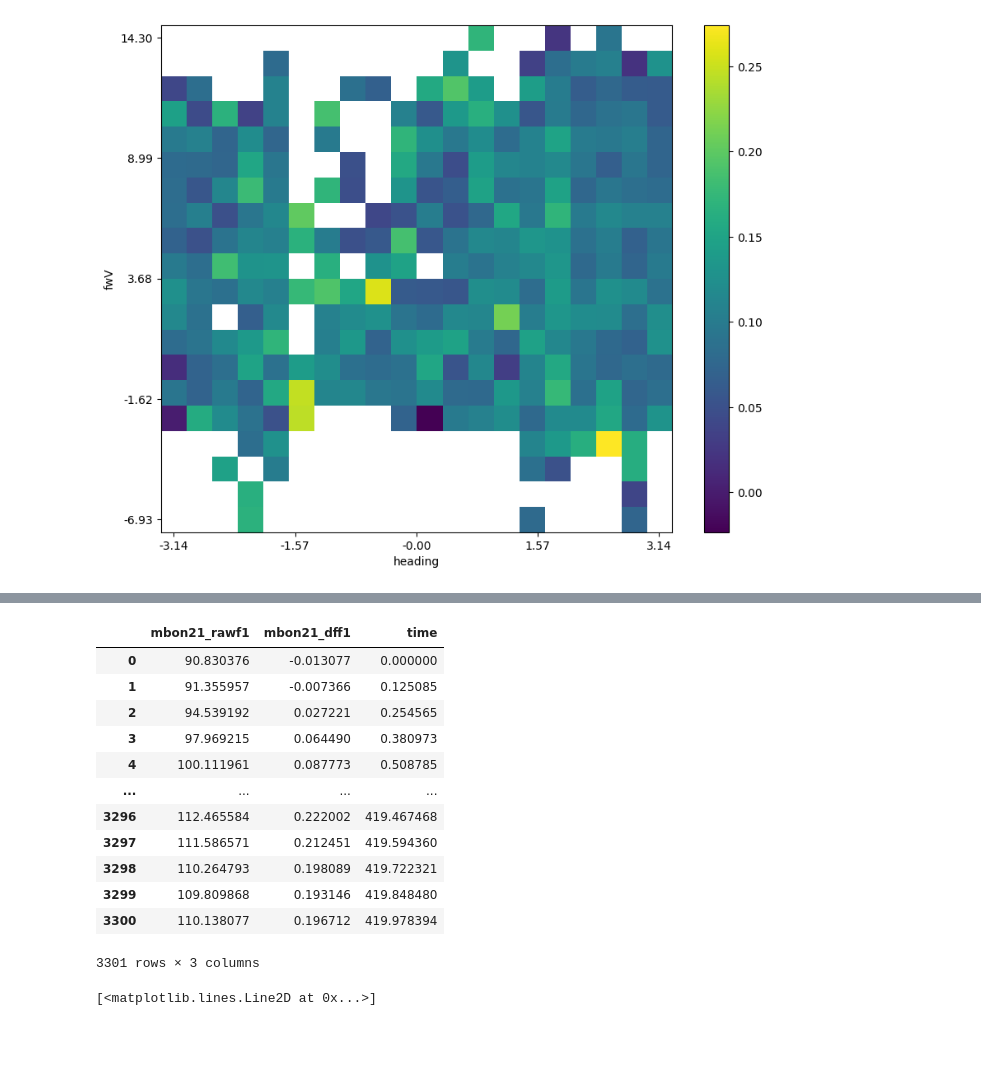
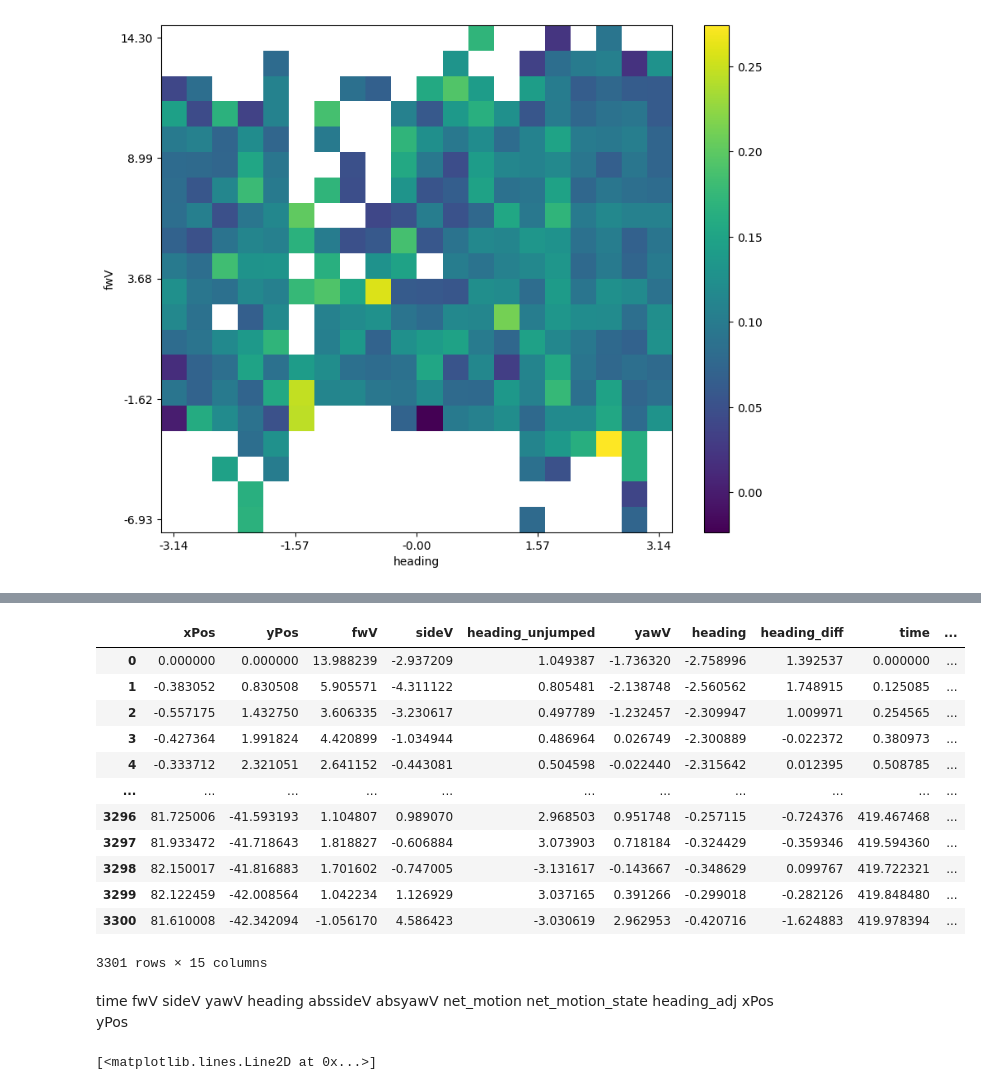
Before and after one commit to jingxuanf0214/thesis-2p-behavior-align, a Jupyter notebook: Exploratory analysis.ipynb, the cells around one changed output, grey strips where cells are left out. Drawn from its saved outputs; the diff is of its cells as text; code cells hidden in the pictures; blank space fills up the shorter version.

```diff
--- a/Exploratory analysis.ipynb
+++ b/Exploratory analysis.ipynb
@@ -458,22 +140,27 @@ roi_names, hdeltab_index, epg_index, fr1_index, hdeltab_sequence, epg_sequence,
 dff_all_rois, dff_time = imaging_behavior_functions.load_dff_raw(is_mat73, dff_raw)
 neural_df = imaging_behavior_functions.make_df_neural(dff_all_rois, dff_time, roi_names, hdeltab_index, epg_index, fr1_index, hdeltab_sequence, epg_sequence, fr1_sequence)
 behav_df, neural_df_new = imaging_behavior_functions.load_matfile_to_df(example_path_data, trial_num)
+behav_df = imaging_behavior_functions.rename_dataframe(behav_df)
+behav_df = imaging_behavior_functions.detect_jumps_unwrapped(behav_df, 'heading', 'time', jump_threshold=np.pi/4, min_time_between_jumps=30)
+behav_df = imaging_behavior_functions.make_df_behavior_new(behav_df)
 # %%
-neural_df_new
+behav_df
 # %% [output]
-|  | mbon21_rawf1 | mbon21_dff1 | time |
-| 0 | 90.830376 | -0.013077 | 0.000000 |
-| 1 | 91.355957 | -0.007366 | 0.125085 |
-| 2 | 94.539192 | 0.027221 | 0.254565 |
-| 3 | 97.969215 | 0.064490 | 0.380973 |
-| 4 | 100.111961 | 0.087773 | 0.508785 |
-| ... | ... | ... | ... |
-| 3296 | 112.465584 | 0.222002 | 419.467468 |
-| 3297 | 111.586571 | 0.212451 | 419.594360 |
-| 3298 | 110.264793 | 0.198089 | 419.722321 |
-| 3299 | 109.809868 | 0.193146 | 419.848480 |
-| 3300 | 110.138077 | 0.196712 | 419.978394 |
+|  | xPos | yPos | fwV | sideV | heading_unjumped | yawV | heading | heading_diff | time | ... |
+| 0 | 0.000000 | 0.000000 | 13.988239 | -2.937209 | 1.049387 | -1.736320 | -2.758996 | 1.392537 | 0.000000 | ... |
+| 1 | -0.383052 | 0.830508 | 5.905571 | -4.311122 | 0.805481 | -2.138748 | -2.560562 | 1.748915 | 0.125085 | ... |
+| 2 | -0.557175 | 1.432750 | 3.606335 | -3.230617 | 0.497789 | -1.232457 | -2.309947 | 1.009971 | 0.254565 | ... |
+| 3 | -0.427364 | 1.991824 | 4.420899 | -1.034944 | 0.486964 | 0.026749 | -2.300889 | -0.022372 | 0.380973 | ... |
+| 4 | -0.333712 | 2.321051 | 2.641152 | -0.443081 | 0.504598 | -0.022440 | -2.315642 | 0.012395 | 0.508785 | ... |
+| ... | ... | ... | ... | ... | ... | ... | ... | ... | ... | ... |
+| 3296 | 81.725006 | -41.593193 | 1.104807 | 0.989070 | 2.968503 | 0.951748 | -0.257115 | -0.724376 | 419.467468 | ... |
+| 3297 | 81.933472 | -41.718643 | 1.818827 | -0.606884 | 3.073903 | 0.718184 | -0.324429 | -0.359346 | 419.594360 | ... |
+| 3298 | 82.150017 | -41.816883 | 1.701602 | -0.747005 | -3.131617 | -0.143667 | -0.348629 | 0.099767 | 419.722321 | ... |
+| 3299 | 82.122459 | -42.008564 | 1.042234 | 1.126929 | 3.037165 | 0.391266 | -0.299018 | -0.282126 | 419.848480 | ... |
+| 3300 | 81.610008 | -42.342094 | -1.056170 | 4.586423 | -3.030619 | 2.962953 | -0.420716 | -1.624883 | 419.978394 | ... |
-3301 rows × 3 columns
+3301 rows × 15 columns
+# %% [markdown]
+time	fwV	sideV	yawV	heading	abssideV	absyawV	net_motion	net_motion_state	heading_adj	xPos	yPos
 # %%
 fig, ax = plt.subplots(1, 1, figsize=(10, 3))
 ax.plot(neural_df.time, neural_df.MBON09L)
```
Also changed, not shown: parts of 10 cells of this notebook, 1 other file.
